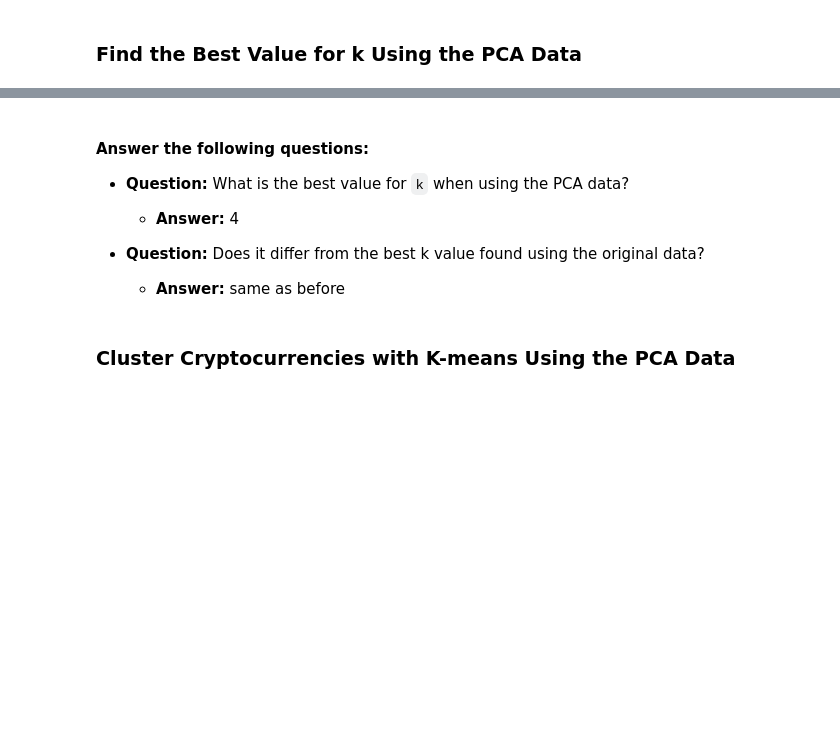
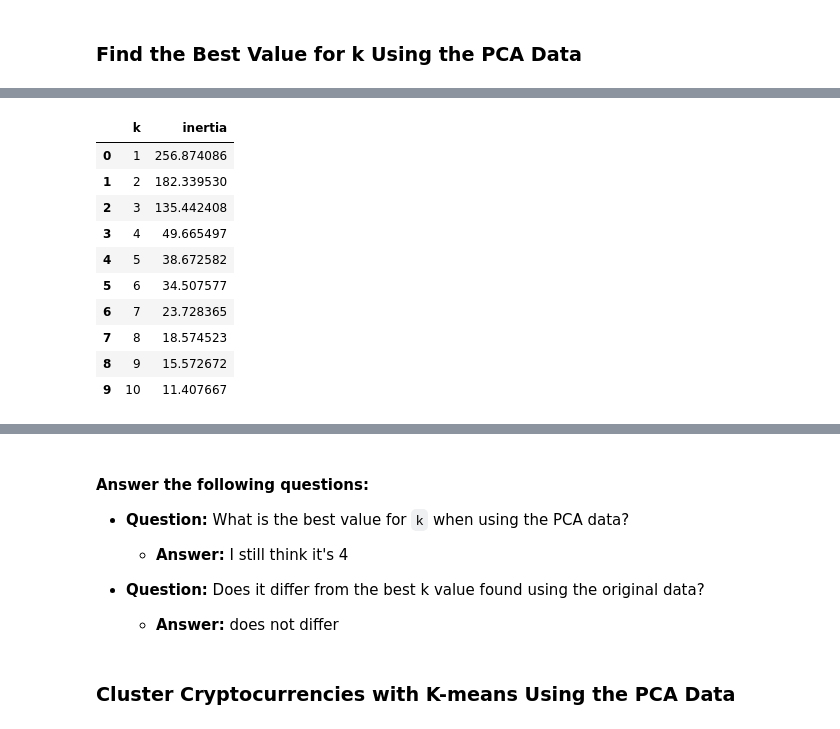
Before and after one commit to kristinaabramoff/CryptoClustering_unsupervised_ML, a Jupyter notebook: Crypto_Clustering_starter_code.ipynb, the cells around one changed output, grey strips where cells are left out. Drawn from its saved outputs; the diff is of its cells as text; code cells hidden in the pictures; blank space fills up the shorter version.

```diff
--- a/Crypto_Clustering_starter_code.ipynb
+++ b/Crypto_Clustering_starter_code.ipynb
@@ -350,3 +389,19 @@ df_elbow_pca= pd.DataFrame(elbow_data_pca)
+# %%
+# Create a DataFrame with the data to plot the Elbow curve
+df_elbow_pca = pd.DataFrame(elbow_data_pca)
+df_elbow_pca
+# %% [output]
+|  | k | inertia |
+| 0 | 1 | 256.874086 |
+| 1 | 2 | 182.339530 |
+| 2 | 3 | 135.442408 |
+| 3 | 4 | 49.665497 |
+| 4 | 5 | 38.672582 |
+| 5 | 6 | 34.507577 |
+| 6 | 7 | 23.728365 |
+| 7 | 8 | 18.574523 |
+| 8 | 9 | 15.572672 |
+| 9 | 10 | 11.407667 |
 # %%
 # Plot a line chart with all the inertia values computed with
 # the different values of k to visually identify the optimal value for k.
@@ -363,12 +419,12 @@ df_elbow_pca.hvplot.line(
 
 * **Question:** What is the best value for `k` when using the PCA data?
 
-  * **Answer:** 4
+  * **Answer:** I still think it's 4
 
 
 * **Question:** Does it differ from the best k value found using the original data?
 
-  * **Answer:** same as before
+  * **Answer:** does not differ
 # %% [markdown]
 ### Cluster Cryptocurrencies with K-means Using the PCA Data
 # %%
```
Also changed, not shown: parts of 17 cells of this notebook.
